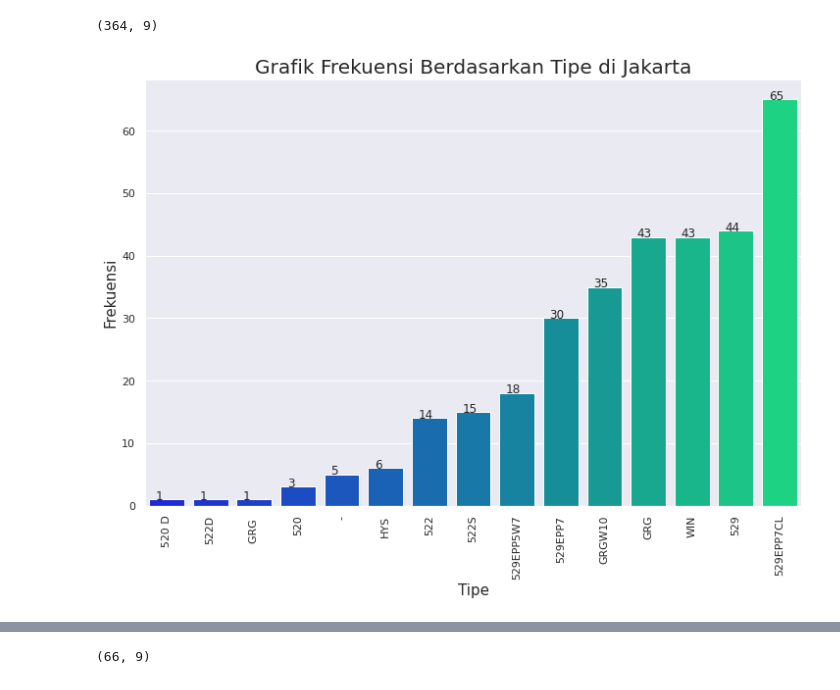
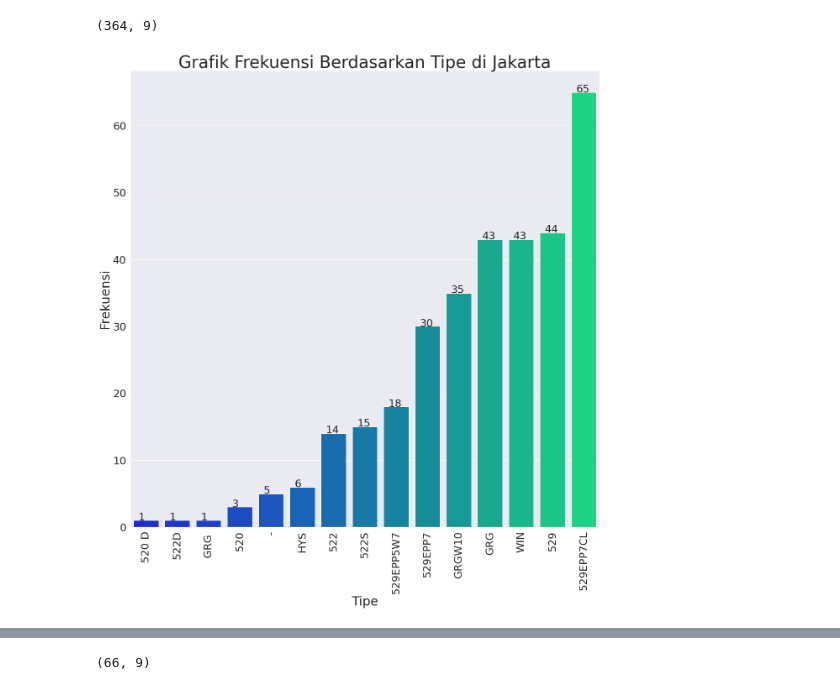
Before and after one commit to wurifah/Bisaai, a Jupyter notebook: sewa_atm.ipynb, the cells around one changed output, grey strips where cells are left out. Drawn from its saved outputs; the diff is of its cells as text; code cells hidden in the pictures.

```diff
--- a/sewa_atm.ipynb
+++ b/sewa_atm.ipynb
@@ -219,20 +219,21 @@ kota_jkt.shape
 # %% [output]
 (364, 9)
 # %%
-plt.figure(figsize=(12,8))
+plt.figure(figsize=(20,20))
 sns.set_theme(style="darkgrid")
 small_to_large = kota_jkt.groupby('type').size().sort_values().index[::1]
 ax = sns.countplot(x='type',data=kota_jkt,palette='winter', order=small_to_large)
-plt.title('Grafik Frekuensi Berdasarkan Tipe di Jakarta', fontsize = 20)
+plt.title('Grafik Frekuensi Berdasarkan Tipe di Jakarta', fontsize = 40)
 for p in ax.patches:
-        ax.annotate('{:.0f}'.format(p.get_height()), (p.get_x()+0.15, p.get_height()+0))
-plt.ylabel('Frekuensi', fontsize = 15)
-plt.xlabel('Tipe', fontsize = 15)
-plt.xticks(rotation=90)
-plt.savefig('frekuensi_tipe_jakarta.png')
+        ax.annotate('{:.0f}'.format(p.get_height()), (p.get_x()+0.15, p.get_height()+0), fontsize = 25)
+plt.ylabel('Frekuensi', fontsize = 30)
+plt.xlabel('Tipe', fontsize = 30)
+plt.xticks(rotation=90, fontsize = 25)
+plt.yticks(fontsize = 25)
+plt.savefig('jakarta.png')
 plt.show()
 # %% [output]
-[figure, old version]
+[figure, new version]
 # %%
 kota_jakarta = data[data['kota_kecil'].str.contains('jakarta')]
 kota_jakarta
```
Also changed, not shown: parts of 9 cells of this notebook.
